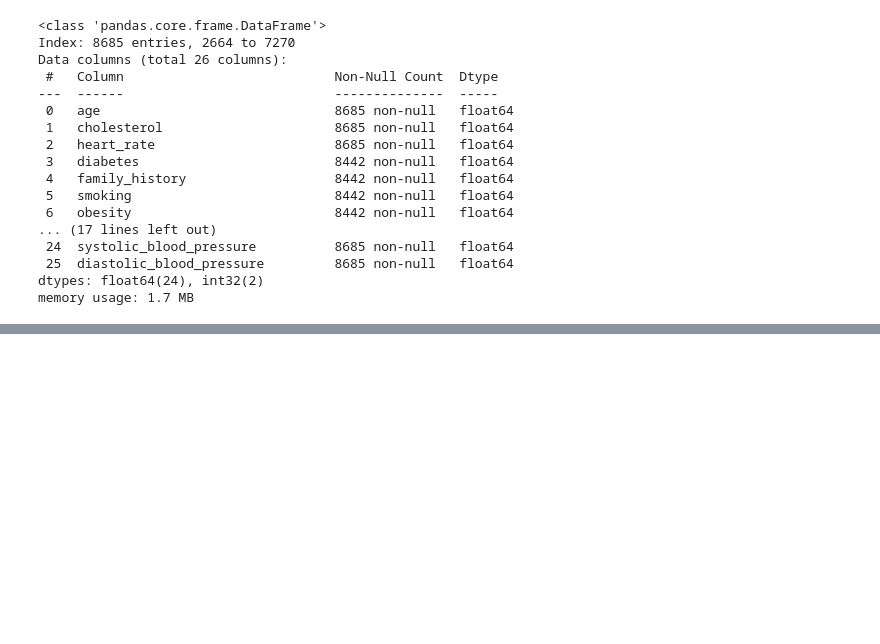
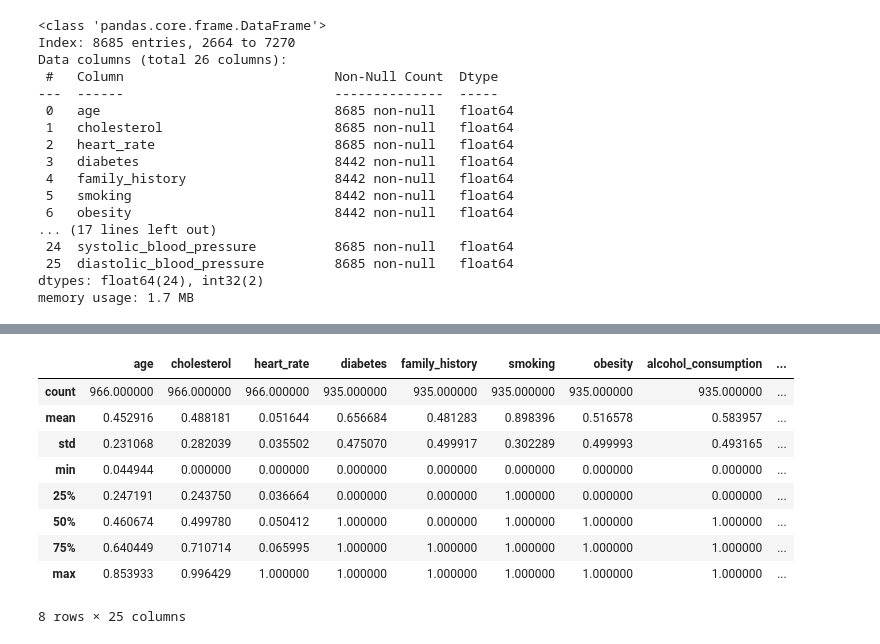
Before and after one commit to Malentaaa/heart_attack_project, a Jupyter notebook: project_heart_attack.ipynb, the cells around one changed output, grey strips where cells are left out. Saved outputs shown, nothing was run; the diff lists cells and outputs as text; code cells hidden in the pictures; blank space fills up the shorter version.

```diff
--- a/project_heart_attack.ipynb
+++ b/project_heart_attack.ipynb
@@ -456,0 +500,13 @@ memory usage: 1.7 MB
+# %%
+heart_test.describe()
+# %% [output]
+|  | age | cholesterol | heart_rate | diabetes | family_history | smoking | obesity | alcohol_consumption | ... |
+| count | 966.000000 | 966.000000 | 966.000000 | 935.000000 | 935.000000 | 935.000000 | 935.000000 | 935.000000 | ... |
+| mean | 0.452916 | 0.488181 | 0.051644 | 0.656684 | 0.481283 | 0.898396 | 0.516578 | 0.583957 | ... |
+| std | 0.231068 | 0.282039 | 0.035502 | 0.475070 | 0.499917 | 0.302289 | 0.499993 | 0.493165 | ... |
+| min | 0.044944 | 0.000000 | 0.000000 | 0.000000 | 0.000000 | 0.000000 | 0.000000 | 0.000000 | ... |
+| 25% | 0.247191 | 0.243750 | 0.036664 | 0.000000 | 0.000000 | 1.000000 | 0.000000 | 0.000000 | ... |
+| 50% | 0.460674 | 0.499780 | 0.050412 | 1.000000 | 0.000000 | 1.000000 | 1.000000 | 1.000000 | ... |
+| 75% | 0.640449 | 0.710714 | 0.065995 | 1.000000 | 1.000000 | 1.000000 | 1.000000 | 1.000000 | ... |
+| max | 0.853933 | 0.996429 | 1.000000 | 1.000000 | 1.000000 | 1.000000 | 1.000000 | 1.000000 | ... |
+8 rows × 25 columns
```
Also changed, not shown: parts of 14 cells of this notebook.
